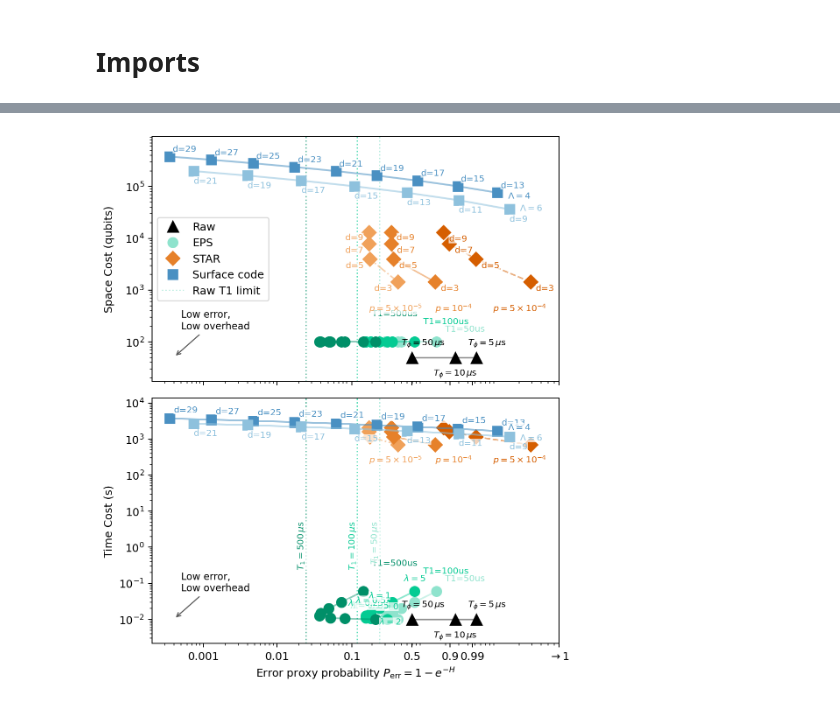
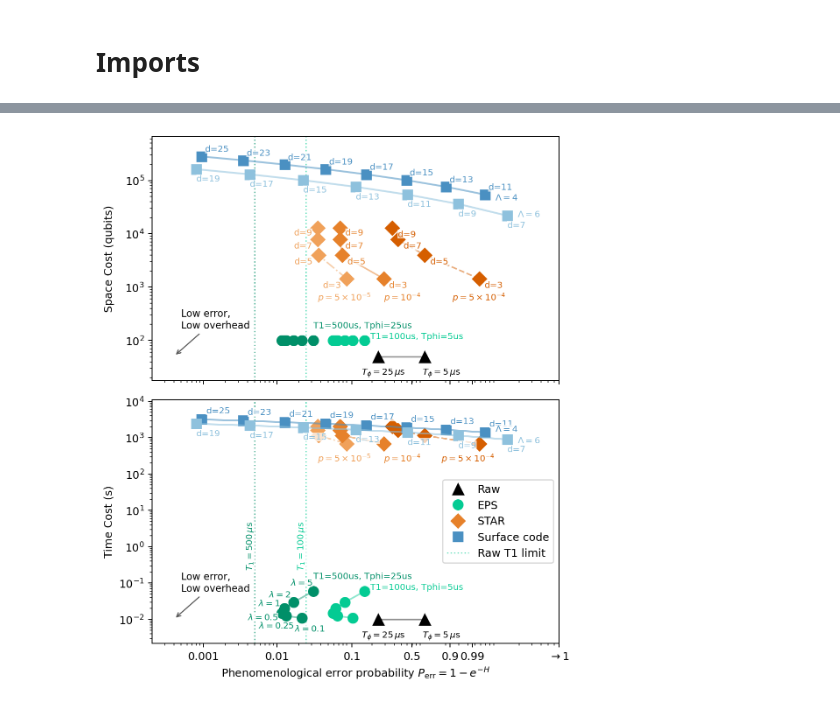
Before and after one commit to David-Pahl/analog-qec, a Jupyter notebook: notebook/05-phenomenological_resource_estimate.ipynb, the cells around one changed output, grey strips where cells are left out. Cells and saved outputs as stored; diff of their text form; code cells hidden in the pictures.

Commit message:
Update EPS dephasing resource estimate controls

```diff
--- a/notebook/05-phenomenological_resource_estimate.ipynb
+++ b/notebook/05-phenomenological_resource_estimate.ipynb
@@ -63,5 +98,14 @@ raw_T1_limit_values_us = eps_T1_curve_values_us
 # %%
 comparison_config = default_phenomenological_resource_estimate_config()
+simulated_Jt = globals().get("simulated_Jt", comparison_config.benchmark.Jt)
+raw_T_phi_values_us = globals().get(
+    "raw_T_phi_values_us", comparison_config.raw.T_phi_values_us
+)
+if isinstance(raw_T_phi_values_us, (int, float)):
+    raw_T_phi_values_us = (raw_T_phi_values_us,)
+else:
+    raw_T_phi_values_us = tuple(raw_T_phi_values_us)
+raw_T_phi_label_offsets = dict(globals().get("raw_T_phi_label_offsets", {}))
 eps_T1_curve_values_us = tuple(
     globals().get(
         "eps_T1_curve_values_us",
@@ -72,17 +116,21 @@ raw_T1_limit_values_us = tuple(
     globals().get("raw_T1_limit_values_us", eps_T1_curve_values_us)
 )
 eps_T2_curve_values_us = tuple(2 * T1_us for T1_us in eps_T1_curve_values_us)
+# EPS residual pure-dephasing controls. Set T_phi to None to disable this term.
 # Default task: Var <= 1, epsilon = 1e-2, two bases -> 20,000 shots.
 # Error-sensitivity choices: 4 for energy density only, 10 for the current
 # energy-density plus radial-correlator task, 50 for strict register survival.
-n_eff_observable = 50
+n_eff_observable = 10
 # EPS penalty sweep: each lambda-sweep point runs with slowdown 1 + lambda.
-# The scalar value below only sets the fallback crosstalk suppression when
-# eps_lambda_values is empty; it is not wired to EPS runtime in this notebook.
+# Scalar lambda values below set fallback suppression factors when
+# eps_lambda_values is empty; they are not wired to EPS runtime.
 eps_scalar_crosstalk_lambda = 1
-eps_lambda_values = (0, 0.05, 0.1,  0.25, 0.5, 1, 2, 5)
+eps_scalar_dephasing_lambda = 1
+eps_lambda_values = (0.1, 0.25, 0.5, 1, 2, 5)
 # Vertical Raw relaxation-limit references use T2=2*T1 at the Raw runtime.
 raw_T1_limit_include_crosstalk = False
+
+eps_dephasing_T_phi_us = [5, 25]  # Scalar, or list matching eps_T1_curve_values_us.
 
 # Optional Raw/EPS coherent-crosstalk envelope. Disabled by default.
 # Ratios are normalized to the nominal simulation coupling J_nom=2*pi/t_2pi.
@@ -92,8 +140,14 @@ drive_induced_crosstalk_ratio_at_unit_scale = 0.001
 raw_crosstalk_control_scale = None  # None -> 1 / raw.time_overhead_factor
 eps_crosstalk_control_scale = 1.0
 
+delta = 50
+
 def eps_crosstalk_suppression_for_lambda(lambda_value):
-    delta = 10
+    scale = (1 + lambda_value * delta)
+    return (2 / 3) * (1 / (scale**2)) + (1 / 3) * (1 / (scale))
+
+
+def eps_dephasing_suppression_for_lambda(lambda_value):
     scale = (1 + lambda_value * delta)
     return (2 / 3) * (1 / (scale**2)) + (1 / 3) * (1 / (scale))
 
@@ -105,20 +159,44 @@ eps_crosstalk_suppression_by_lambda = {
     lambda_value: eps_crosstalk_suppression_for_lambda(lambda_value)
     for lambda_value in eps_lambda_values
 }
+eps_dephasing_suppression = (
+    eps_dephasing_suppression_for_lambda(eps_scalar_dephasing_lambda)
+    if eps_dephasing_T_phi_us is not None
+    else 0.0
+)
+eps_dephasing_suppression_by_lambda = (
+    {
+        lambda_value: eps_dephasing_suppression_for_lambda(lambda_value)
+        for lambda_value in eps_lambda_values
+    }
+    if eps_dephasing_T_phi_us is not None
+    else {}
+)
 xtalk_sensitivity_factor = None  # None -> n_eff_observable
 # Example sensitivity point: static_crosstalk_ratio = 1e-3 gives
 # theta = 1e-3 * 20 * 2*pi at the default raw runtime.
 
 comparison_config = replace(
     comparison_config,
+    benchmark=replace(
+        comparison_config.benchmark,
+        Jt=simulated_Jt,
+    ),
     observable_task=replace(
         comparison_config.observable_task,
         error_sensitivity_qubits=n_eff_observable,
+    ),
+    raw=replace(
+        comparison_config.raw,
+        T_phi_values_us=raw_T_phi_values_us,
     ),
     eps=replace(
         comparison_config.eps,
         lambda_values=eps_lambda_values,
         T2_values_us=eps_T2_curve_values_us,
+        dephasing_T_phi_us=eps_dephasing_T_phi_us,
+        dephasing_suppression_factor=eps_dephasing_suppression,
+        dephasing_suppression_factor_by_lambda=eps_dephasing_suppression_by_lambda,
     ),
     crosstalk=CrosstalkConfig(
         enabled=enable_crosstalk,
@@ -147,16 +225,24 @@ plot_config = replace(
     raw_T1_limit_include_crosstalk=raw_T1_limit_include_crosstalk,
 )
 # Optional notebook-only tweaks to config.py defaults go here.
-# plot_config.raw_annotation_offsets.update({
-#     r"Raw $T_\phi=5\,\mu\mathrm{s}$": (5, 8),
-#     r"Raw $T_\phi=10\,\mu\mathrm{s}$": (0, -10),
-#     r"Raw $T_\phi=50\,\mu\mathrm{s}$": (0, 8),
-# })
-# plot_config.star_p_label_offsets_by_metric["space"].update({
-#     5e-5: (0, -50),
-#     1e-4: (40, -50),
-#     5e-4: (45, -50),
-# })
+plot_config.eps_curve_label_offsets_by_metric["space"].update(
+    eps_T1_label_offsets_by_metric["space"]
+)
+plot_config.eps_curve_label_offsets_by_metric["time"].update(
+    eps_T1_label_offsets_by_metric["time"]
+)
+plot_config.eps_lambda_label_offsets.update(eps_lambda_label_offsets)
+plot_config.raw_annotation_offsets.update(
+    {
+        rf"Raw $T_\phi={T_phi:g}\,\mu\mathrm{{s}}$": offset
+        for T_phi, offset in raw_T_phi_label_offsets.items()
+    }
+)
+plot_config.star_p_label_offsets_by_metric["space"].update({
+    5e-5: (0, -58),
+    1e-4: (40, -58),
+    5e-4: (55, -58),
+})
 # plot_config.star_p_label_offsets_by_metric["time"].update({
 #     5e-5: (0, -50),
 #     1e-4: (40, -50),
@@ -201,31 +287,31 @@ figure_outputs = {
 #     plt.show()
 
 # Use any subset of ("space_time", "space", "time") here.
 stacked_y_metrics = ("space", "time")
 fig, axes = plot_stacked_phenomenological_resource_estimate(
     comparison_points,
     plot_config=plot_config,
     y_metrics=stacked_y_metrics,
 )
 output_path = FIGURE_DIR / "figure_5_resource_estimation_stacked.pdf"
 fig.savefig(output_path, format="pdf", bbox_inches="tight")
 plt.show()
 
 # Inspect Raw/EPS crosstalk decomposition after enabling crosstalk:
 # [
 #     {
 #         key: point.as_dict()[key]
 #         for key in (
 #             "label",
 #             "H",
 #             "H_coherence",
 #             "H_crosstalk",
 #             "xtalk_theta_rad",
 #             "xtalk_p_proxy",
 #         )
 #     }
 #     for point in comparison_points
 #     if point.scheme in {"Raw", "EPS"}
 # ]
 # %% [output]
-[figure, old version]
+[figure, new version]
```
Also changed, not shown: parts of 4 cells of this notebook, 5 other files.
